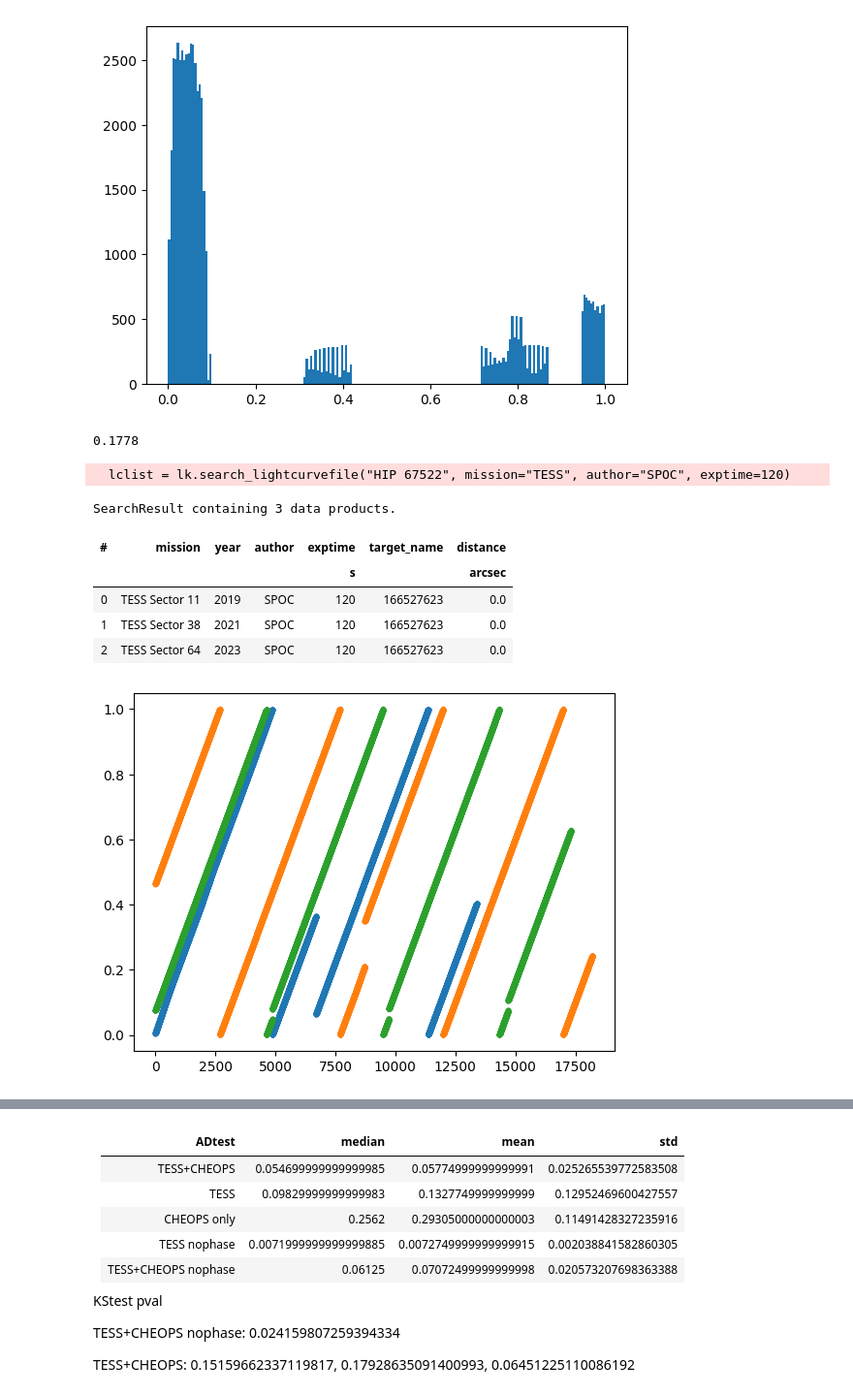
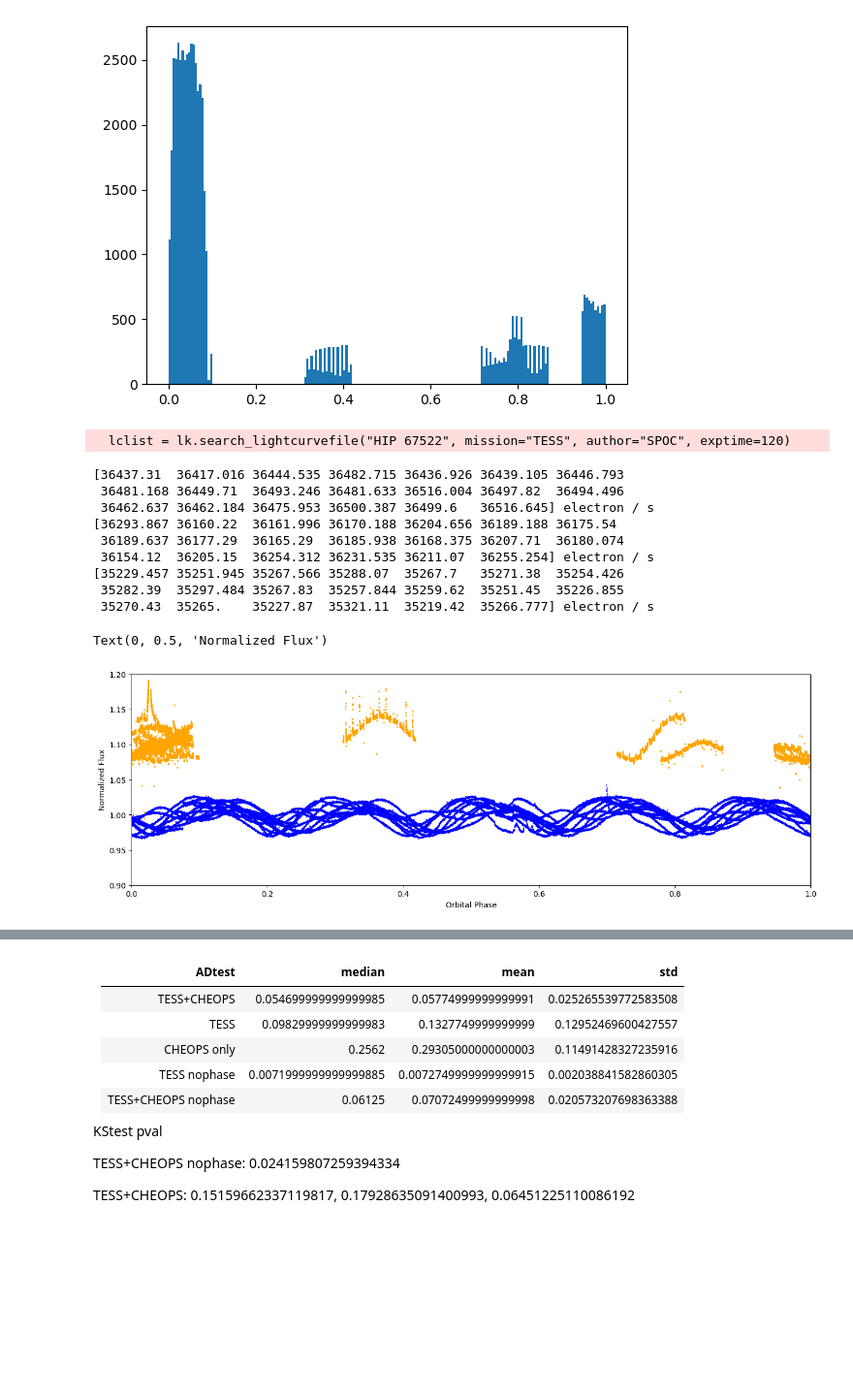
Before and after one commit to ekaterinailin/hip67522-spi, a Jupyter notebook: phase_coverage.ipynb, the cells around one changed output, grey strips where cells are left out. Shown at 97% size. Drawn from its saved outputs; the diff is of its cells as text; code cells hidden in the pictures; blank space fills up the shorter version.

```diff
--- a/phase_coverage.ipynb
+++ b/phase_coverage.ipynb
@@ -130,12 +174,3 @@ for file in files:
 plt.hist(cheops_phases.flatten(), bins=200);
 # %% [output]
 [figure]
-# %%
-# random draw three phases
-
-binary = [0.02 < np.all(np.random.choice(cheops_phases, 3) < 0.07) for i in range(10000)]
-
-binary = np.array(binary)
-binary[binary==True].shape[0] / binary.shape[0]
-# %% [output]
-0.1778
@@ -187,25 +177,45 @@ import lightkurve as lk
-# %%
-lclist = lk.search_lightcurvefile("HIP 67522", mission="TESS", author="SPOC", exptime=120)
-lclist
-# %% [output]
-  lclist = lk.search_lightcurvefile("HIP 67522", mission="TESS", author="SPOC", exptime=120)
-SearchResult containing 3 data products.
-| # | mission | year | author | exptime | target_name | distance |
-|  |  |  |  | s |  | arcsec |
-| 0 | TESS Sector 11 | 2019 | SPOC | 120 | 166527623 | 0.0 |
-| 1 | TESS Sector 38 | 2021 | SPOC | 120 | 166527623 | 0.0 |
-| 2 | TESS Sector 64 | 2023 | SPOC | 120 | 166527623 | 0.0 |
+# %%
+lclist = lk.search_lightcurvefile("HIP 67522", mission="TESS", author="SPOC", exptime=120)
+
+midtime = 2458604.02358
+
+period = 6.959503
+plt.figure(figsize=(16,5))
+for entry in lclist:
+    lc = entry.download().remove_outliers()
+    phases = (lc.time.value - midtime) % period / period
+
+    print(lc.flux[:20])
+    plt.scatter(phases, lc.flux.value/np.nanmedian(lc.flux.value), s=0.5, c="blue")
+
+    plt.scatter(cheops_phases, flux/np.nanmedian(flux)+0.1, s=0.5, c="orange")
+
+plt.ylim(0.9,1.2)
+plt.xlim(0,1)
+plt.xlabel("Orbital Phase")
+plt.ylabel("Normalized Flux")
+# %% [output]
+  lclist = lk.search_lightcurvefile("HIP 67522", mission="TESS", author="SPOC", exptime=120)
+[36437.31  36417.016 36444.535 36482.715 36436.926 36439.105 36446.793
+ 36481.168 36449.71  36493.246 36481.633 36516.004 36497.82  36494.496
+ 36462.637 36462.184 36475.953 36500.387 36499.6   36516.645] electron / s
+[36293.867 36160.22  36161.996 36170.188 36204.656 36189.188 36175.54
+ 36189.637 36177.29  36165.29  36185.938 36168.375 36207.71  36180.074
+ 36154.12  36205.15  36254.312 36231.535 36211.07  36255.254] electron / s
+[35229.457 35251.945 35267.566 35288.07  35267.7   35271.38  35254.426
+ 35282.39  35297.484 35267.83  35257.844 35259.62  35251.45  35226.855
+ 35270.43  35265.    35227.87  35321.11  35219.42  35266.777] electron / s
+Text(0, 0.5, 'Normalized Flux')
+[figure, added]
 # %%
-midtime = 2458604.02358
+# plot phase vs. flux for TESS light curves
+plt.figure(figsize=(6,14))
+offs = 0
 
-period = 6.959503
-
-lcs = []
 for entry in lclist:
     lc = entry.download().remove_outliers()
     phases = (lc.time.value - midtime) % period / period
-    lcs.append(phases)
 
-    plt.plot(phases, ".")
+    plt.scattter(phases, lc.flux.value)
+
+plt.
-# %% [output]
-[figure, removed]
```
Also changed, not shown: parts of 17 cells of this notebook, 4 other files.
